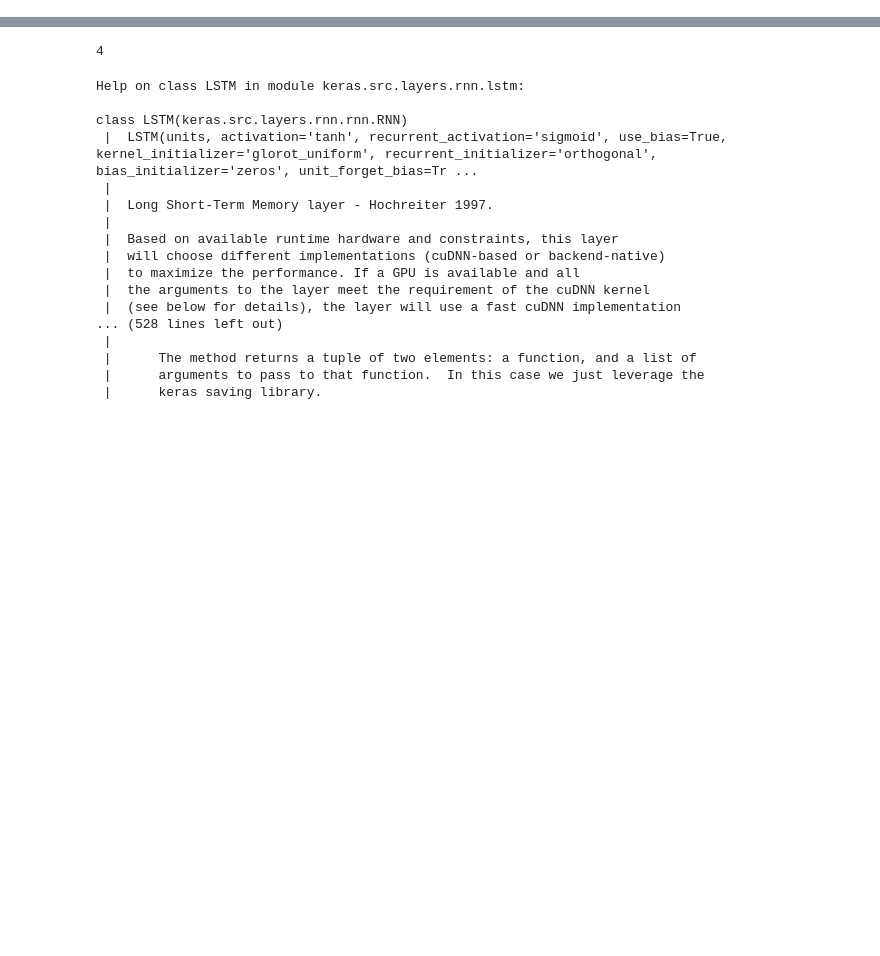
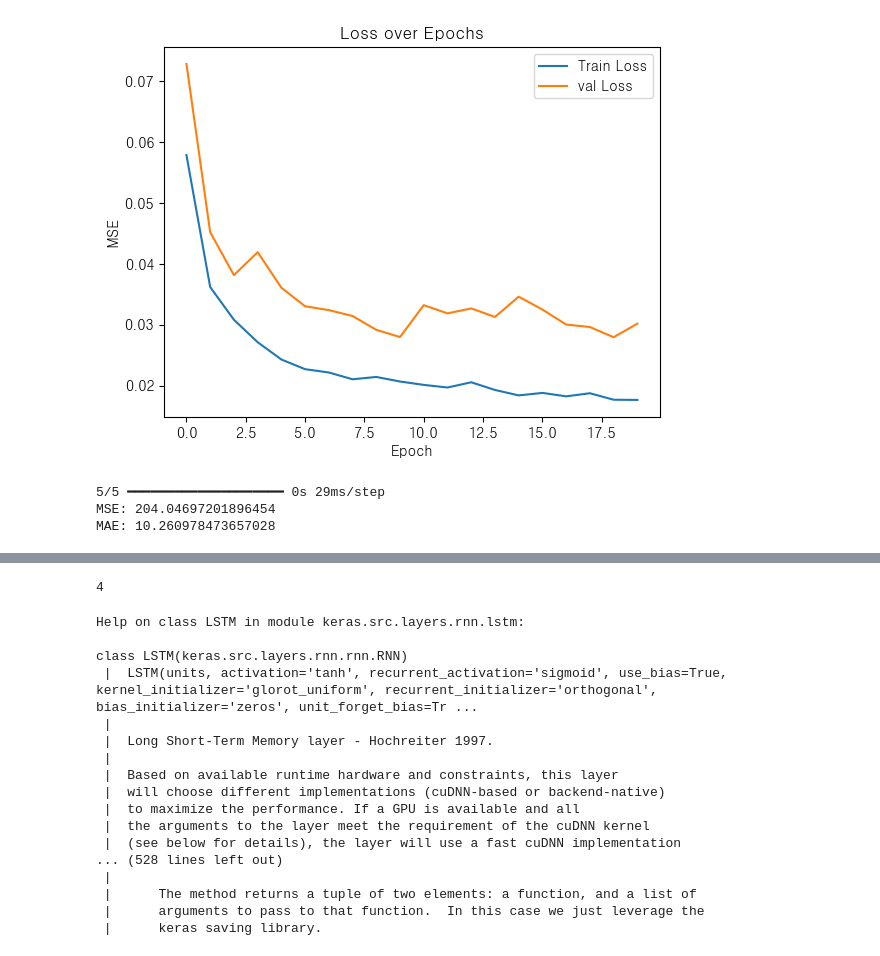
Before and after one commit to GUKHOJeong/Ocean_Project, a Jupyter notebook: model.ipynb, the cells around one changed output, grey strips where cells are left out. Saved outputs shown, nothing was run; the diff lists cells and outputs as text; code cells hidden in the pictures; blank space fills up the shorter version.

```diff
--- a/model.ipynb
+++ b/model.ipynb
@@ -246,3 +862,14 @@ memory usage: 3.5+ KB
+# %%
+model_info = GridSearchCV(estimator=model_xgb,
+                    param_grid = hyperparams_xgb,
+                    cv=5)
+model_info.fit(X_train,y_train)
+model_n = model_info.best_estimator_
+y_pred = model_n.predict(X_test)
+y_pred = np.argmax(y_pred,axis=1)
+print("정확도:",accuracy_score(y_test_raw,y_pred))
+print("혼동행렬:\n",confusion_matrix(y_test_raw,y_pred))
+print('분류보고서\n',classification_report(y_test_raw,y_pred))
 # %%
 y_test_raw = y_test_raw.reshape(-1)
 y_test_raw.shape
@@ -296,8 +896,8 @@ from tensorflow.keras.callbacks import EarlyStopping
 
 early_stopping = EarlyStopping(
     monitor='val_loss',
-    min_delta=0.01,
-    patience=5,
+    min_delta=0.0001,
+    patience=10,
     verbose=1,
     mode='auto' )
 # %%
@@ -412,0 +1033,7 @@ Cnn_history = Cnn.fit(X_train,y_train,epochs=100,validation_split=0.1,callbacks=
+# %%
+Rnn = Sequential()
+Rnn.add(SimpleRNN(128, activation='tanh', input_shape=(X_train.shape[1],X_train.shape[2]),return_sequences=False))
+Rnn.add(Dense(units=16, activation='relu'))
+Rnn.add(Dense(y_train.shape[1]))
+Rnn.compile(optimizer='adam', loss='mse')
+Rnn.summary()
@@ -412,0 +1054,2 @@ Cnn_history = Cnn.fit(X_train,y_train,epochs=100,validation_split=0.1,callbacks=
+# %%
+Rnn_history = Rnn.fit(X_train,y_train,epochs=100,validation_data=(X_test,y_test),callbacks=[early_stopping])
@@ -412,0 +1074,21 @@ Cnn_history = Cnn.fit(X_train,y_train,epochs=100,validation_split=0.1,callbacks=
+# %%
+plt.plot(Rnn_history.history['loss'], label='Train Loss')
+plt.plot(Rnn_history.history['val_loss'], label='val Loss')
+plt.legend()
+plt.title('Loss over Epochs')
+plt.xlabel('Epoch')
+plt.ylabel('MSE')
+plt.show()
+
+y_pred_scaled = Rnn.predict(X_test)
+y_pred= y_scaler.inverse_transform(y_pred_scaled)
+y_pred =percent(y_pred,100)
+mse= mean_squared_error(y_test_raw, y_pred)
+mae= mean_absolute_error(y_test_raw, y_pred)
+print('MSE:', mse)
+print('MAE:', mae)
+# %% [output]
+[figure, added]
+5/5 ━━━━━━━━━━━━━━━━━━━━ 0s 29ms/step
+MSE: 204.04697201896454
+MAE: 10.260978473657028
```
Also changed, not shown: parts of 115 cells of this notebook, 11 other files.
